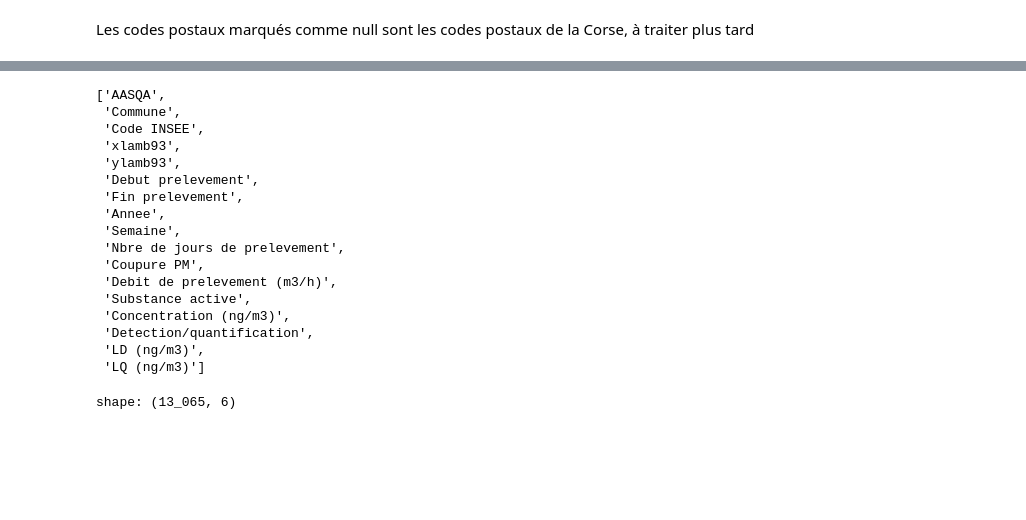
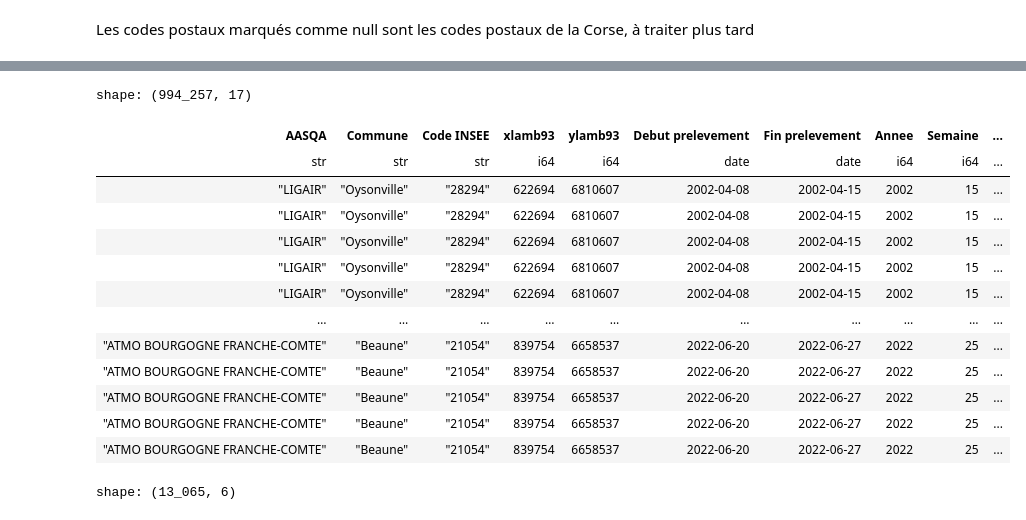
Before and after one commit to athebault/FNE_pestiexpo, a Jupyter notebook: notebooks/MESURES/explore_mesures_pesticides.ipynb, the cells around one changed output, grey strips where cells are left out. Cells and saved outputs as stored; diff of their text form; code cells hidden in the pictures; blank space fills up the shorter version.

```diff
--- a/notebooks/MESURES/explore_mesures_pesticides.ipynb
+++ b/notebooks/MESURES/explore_mesures_pesticides.ipynb
@@ -119,24 +119,20 @@ shape: (8, 4)
 └───────────────────┴─────────────────┴─────────┴─────────┘
 [interactive output not drawn]
 # %%
-# Visualisation des communes avec Code Insee null
+# Récupération des coordonnées des communes
+display(df)
+# %% [output]
+shape: (994_257, 17)
+| AASQA | Commune | Code INSEE | xlamb93 | ylamb93 | Debut prelevement | Fin prelevement | Annee | Semaine | ... |
+| str | str | str | i64 | i64 | date | date | i64 | i64 | ... |
+| "LIGAIR" | "Oysonville" | "28294" | 622694 | 6810607 | 2002-04-08 | 2002-04-15 | 2002 | 15 | ... |
+| "LIGAIR" | "Oysonville" | "28294" | 622694 | 6810607 | 2002-04-08 | 2002-04-15 | 2002 | 15 | ... |
+| "LIGAIR" | "Oysonville" | "28294" | 622694 | 6810607 | 2002-04-08 | 2002-04-15 | 2002 | 15 | ... |
+| "LIGAIR" | "Oysonville" | "28294" | 622694 | 6810607 | 2002-04-08 | 2002-04-15 | 2002 | 15 | ... |
+| "LIGAIR" | "Oysonville" | "28294" | 622694 | 6810607 | 2002-04-08 | 2002-04-15 | 2002 | 15 | ... |
+| … | … | … | … | … | … | … | … | … | ... |
+| "ATMO BOURGOGNE FRANCHE-COMTE" | "Beaune" | "21054" | 839754 | 6658537 | 2022-06-20 | 2022-06-27 | 2022 | 25 | ... |
+| "ATMO BOURGOGNE FRANCHE-COMTE" | "Beaune" | "21054" | 839754 | 6658537 | 2022-06-20 | 2022-06-27 | 2022 | 25 | ... |
+| "ATMO BOURGOGNE FRANCHE-COMTE" | "Beaune" | "21054" | 839754 | 6658537 | 2022-06-20 | 2022-06-27 | 2022 | 25 | ... |
+| "ATMO BOURGOGNE FRANCHE-COMTE" | "Beaune" | "21054" | 839754 | 6658537 | 2022-06-20 | 2022-06-27 | 2022 | 25 | ... |
+| "ATMO BOURGOGNE FRANCHE-COMTE" | "Beaune" | "21054" | 839754 | 6658537 | 2022-06-20 | 2022-06-27 | 2022 | 25 | ... |
-# %%
-df.columns
-# %% [output]
-['AASQA',
- 'Commune',
- 'Code INSEE',
- 'xlamb93',
- 'ylamb93',
- 'Debut prelevement',
- 'Fin prelevement',
- 'Annee',
- 'Semaine',
- 'Nbre de jours de prelevement',
- 'Coupure PM',
- 'Debit de prelevement (m3/h)',
- 'Substance active',
- 'Concentration (ng/m3)',
- 'Detection/quantification',
- 'LD (ng/m3)',
- 'LQ (ng/m3)']
```
Also changed, not shown: parts of 18 cells of this notebook, 22 other files.
